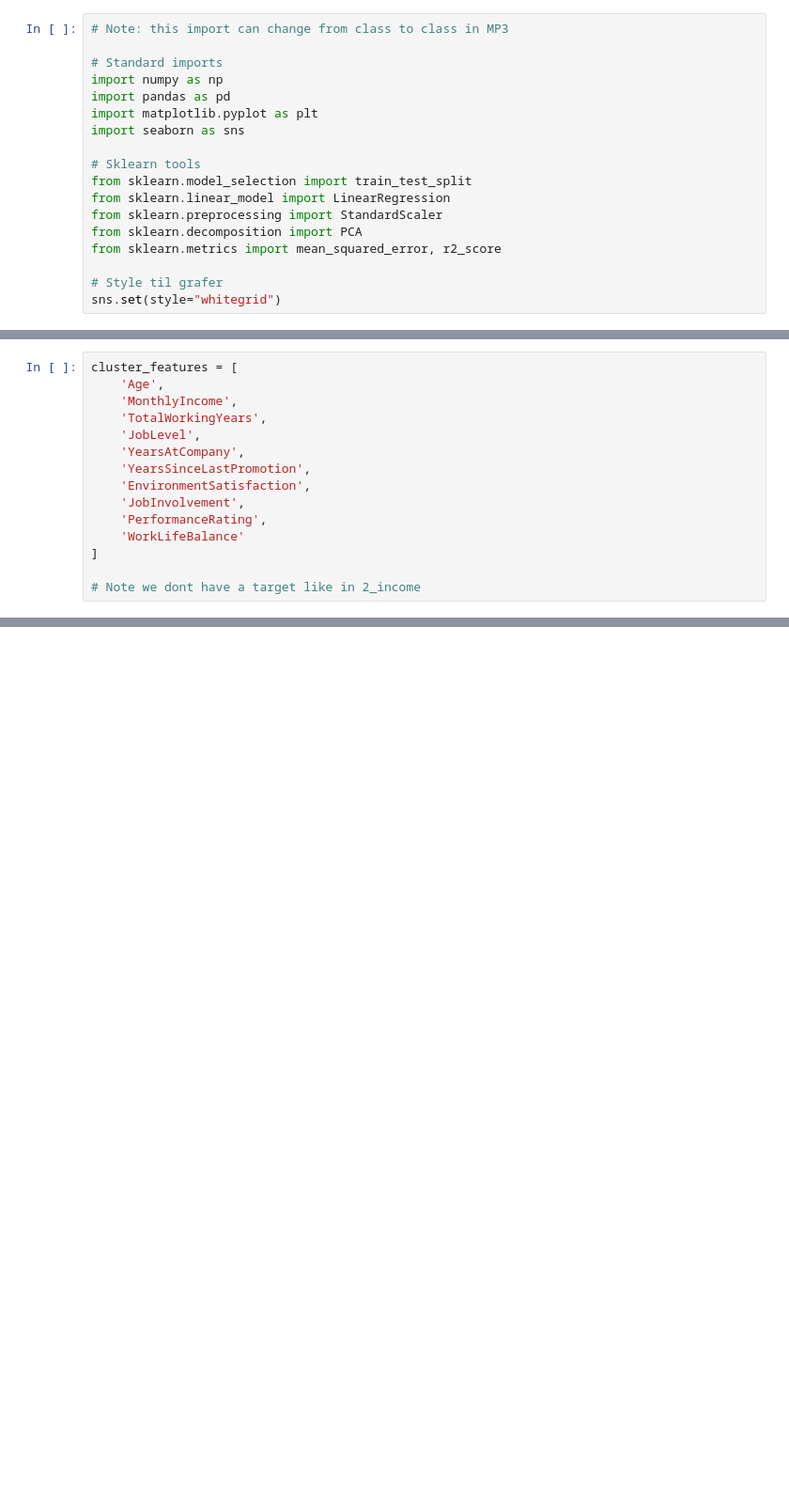
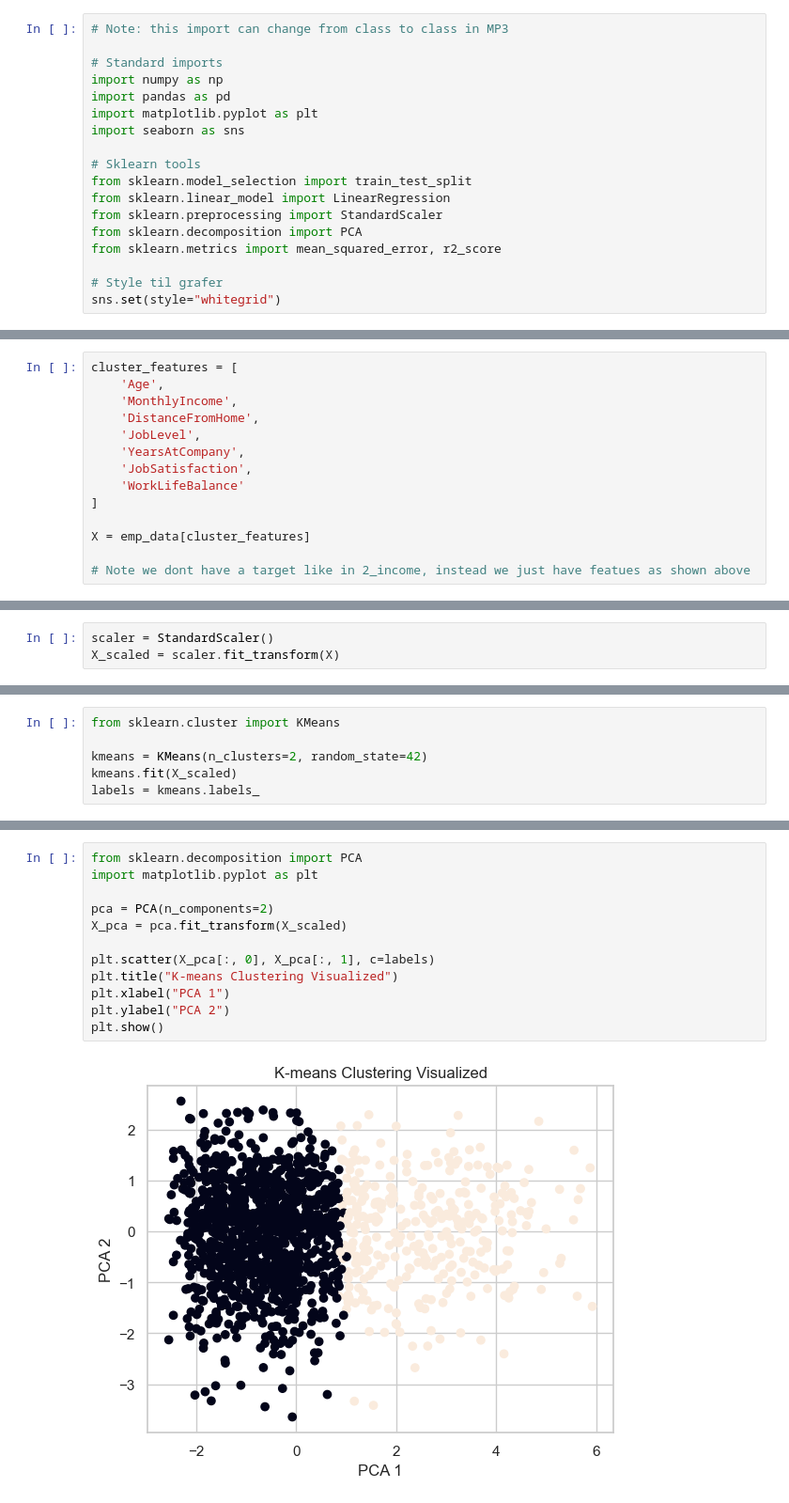
Before and after one commit to sanderMarcusChristensen/BI-Projects, a Jupyter notebook: MP3 - Machine Learning for analysis and prediction/Code/4_ClusteringAlgo.ipynb, the cells around one changed output, grey strips where cells are left out. Shown at 94% size. Drawn from its saved outputs; the diff is of its cells as text; blank space fills up the shorter version.

```diff
--- a/MP3 - Machine Learning for analysis and prediction/Code/4_ClusteringAlgo.ipynb
+++ b/MP3 - Machine Learning for analysis and prediction/Code/4_ClusteringAlgo.ipynb
@@ -55,14 +48,13 @@ Index(['Age', 'Attrition', 'BusinessTravel', 'DailyRate', 'Department',
 cluster_features = [
     'Age',
     'MonthlyIncome',
-    'TotalWorkingYears',
+    'DistanceFromHome',
     'JobLevel',
     'YearsAtCompany',
-    'YearsSinceLastPromotion',
-    'EnvironmentSatisfaction',
-    'JobInvolvement',
-    'PerformanceRating',
+    'JobSatisfaction',
     'WorkLifeBalance'
 ]
 
-# Note we dont have a target like in 2_income
+X = emp_data[cluster_features]
+
+# Note we dont have a target like in 2_income, instead we just have featues as shown above
@@ -68,0 +71,3 @@ cluster_features = [
+# %%
+scaler = StandardScaler()
+X_scaled = scaler.fit_transform(X)
@@ -68,0 +84,6 @@ cluster_features = [
+# %%
+from sklearn.cluster import KMeans
+
+kmeans = KMeans(n_clusters=2, random_state=42)
+kmeans.fit(X_scaled)
+labels = kmeans.labels_
@@ -68,0 +119,14 @@ cluster_features = [
+# %%
+from sklearn.decomposition import PCA
+import matplotlib.pyplot as plt
+
+pca = PCA(n_components=2)
+X_pca = pca.fit_transform(X_scaled)
+
+plt.scatter(X_pca[:, 0], X_pca[:, 1], c=labels)
+plt.title("K-means Clustering Visualized")
+plt.xlabel("PCA 1")
+plt.ylabel("PCA 2")
+plt.show()
+# %% [output]
+[figure, added]
```
Also changed, not shown: parts of 9 cells of this notebook.
